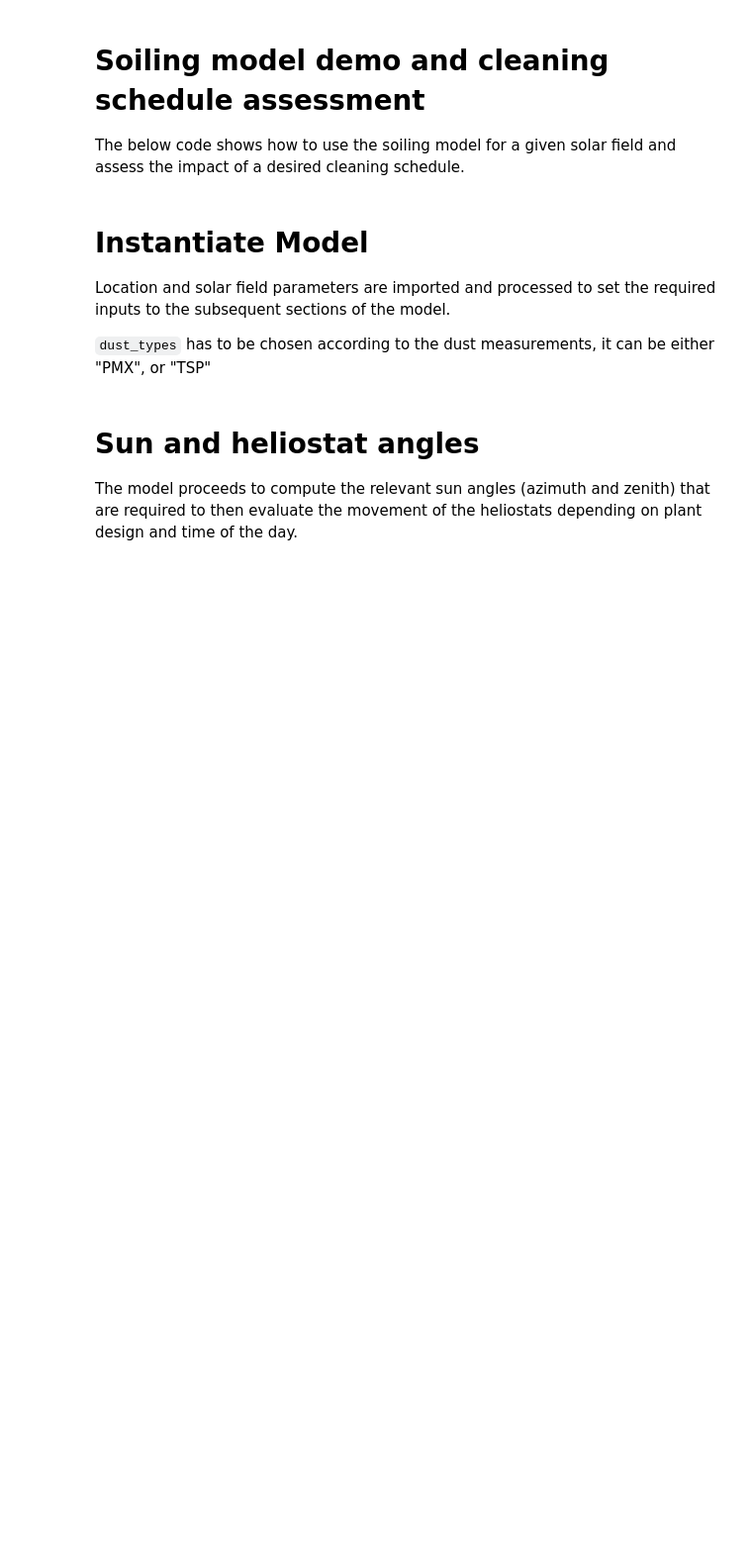
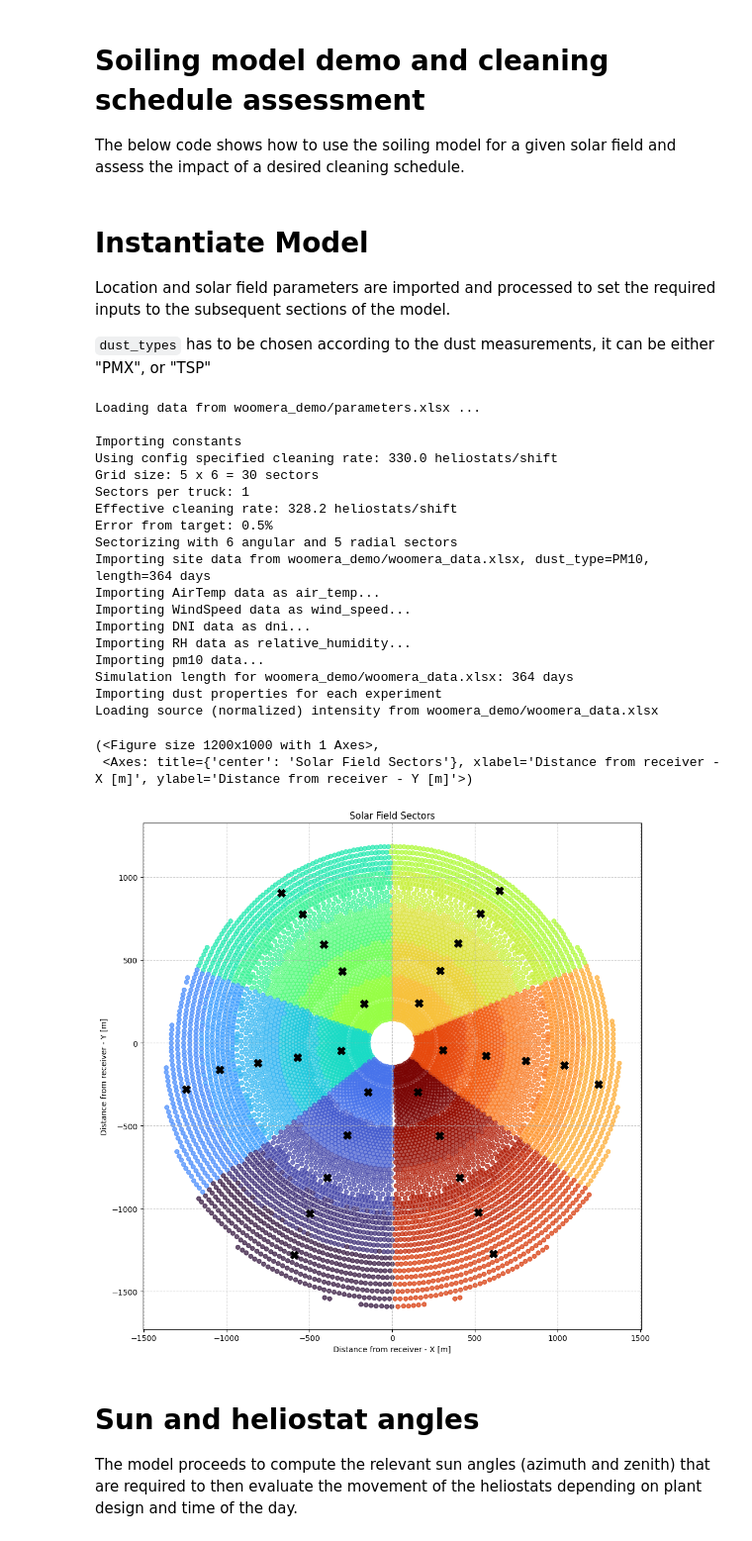
Before and after one commit to cholette/HelioSoil, a Jupyter notebook: demo_soiling_model.ipynb, the cells around one changed output. Shown at 99% size. Saved outputs shown, nothing was run; the diff lists cells and outputs as text; code cells hidden in the pictures; blank space fills up the shorter version.

```diff
--- a/demo_soiling_model.ipynb
+++ b/demo_soiling_model.ipynb
@@ -25,11 +25,33 @@ Location and solar field parameters are imported and processed to set the requir
 
 `dust_types` has to be chosen according to the dust measurements, it can be either "PMX", or "TSP"
 # %%
-imodel = smf.field_model(file_params,file_SF, cleaning_rate=cleaning_rate)
-sim_data = smb.simulation_inputs(file_weather,dust_type="PM10")
-plant = smf.central_tower_plant()
+imodel = smf.FieldModel(file_params,file_SF, cleaning_rate=cleaning_rate)
+sim_data = smb.SimulationInputs(file_weather,dust_type="PM10")
+plant = smf.CentralTowerPlant()
 plant.import_plant(file_params)
 imodel.helios.sector_plot()
+# %% [output]
+Loading data from woomera_demo/parameters.xlsx ...
+
+Importing constants
+Using config specified cleaning rate: 330.0 heliostats/shift
+Grid size: 5 x 6 = 30 sectors
+Sectors per truck: 1
+Effective cleaning rate: 328.2 heliostats/shift
+Error from target: 0.5%
+Sectorizing with 6 angular and 5 radial sectors
+Importing site data from woomera_demo/woomera_data.xlsx, dust_type=PM10, length=364 days
+Importing AirTemp data as air_temp...
+Importing WindSpeed data as wind_speed...
+Importing DNI data as dni...
+Importing RH data as relative_humidity...
+Importing pm10 data...
+Simulation length for woomera_demo/woomera_data.xlsx: 364 days
+Importing dust properties for each experiment
+Loading source (normalized) intensity from woomera_demo/woomera_data.xlsx
+(<Figure size 1200x1000 with 1 Axes>,
+ <Axes: title={'center': 'Solar Field Sectors'}, xlabel='Distance from receiver - X [m]', ylabel='Distance from receiver - Y [m]'>)
+[figure, added]
 # %% [markdown]
 # Sun and heliostat angles
 The model proceeds to compute the relevant sun angles (azimuth and zenith) that are required to then evaluate the movement of the heliostats depending on plant design and time of the day.
```
Also changed, not shown: parts of 1 cell of this notebook, 16 other files.
